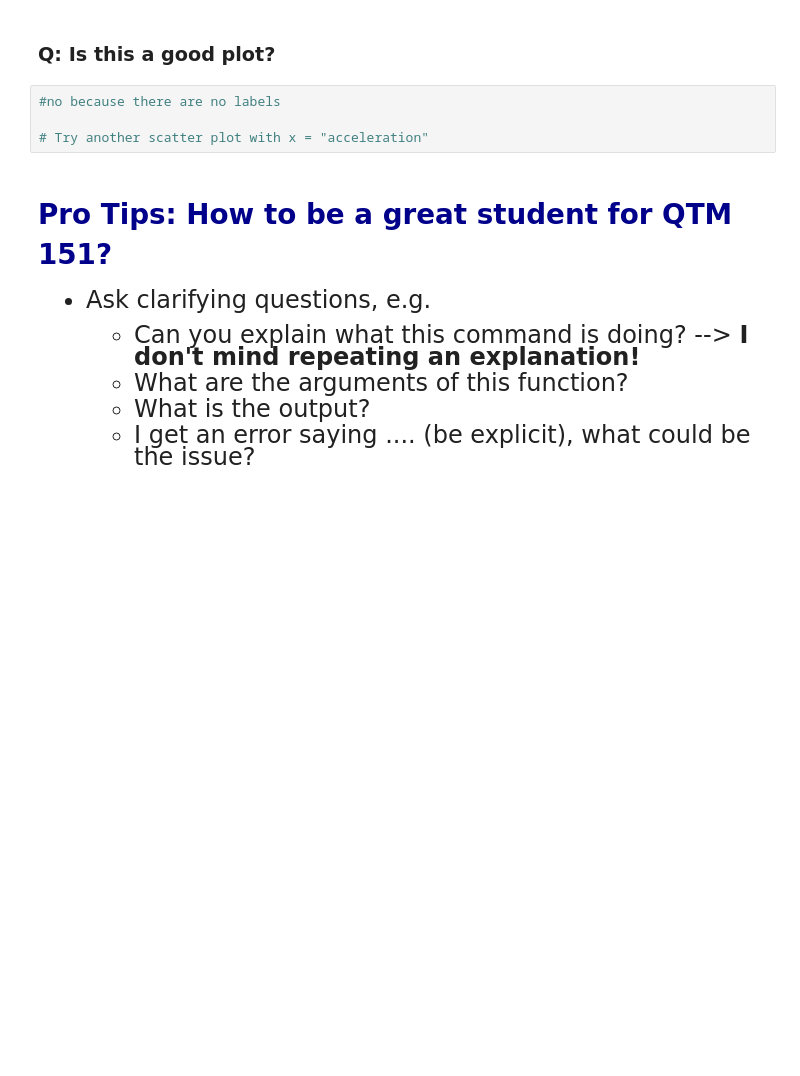
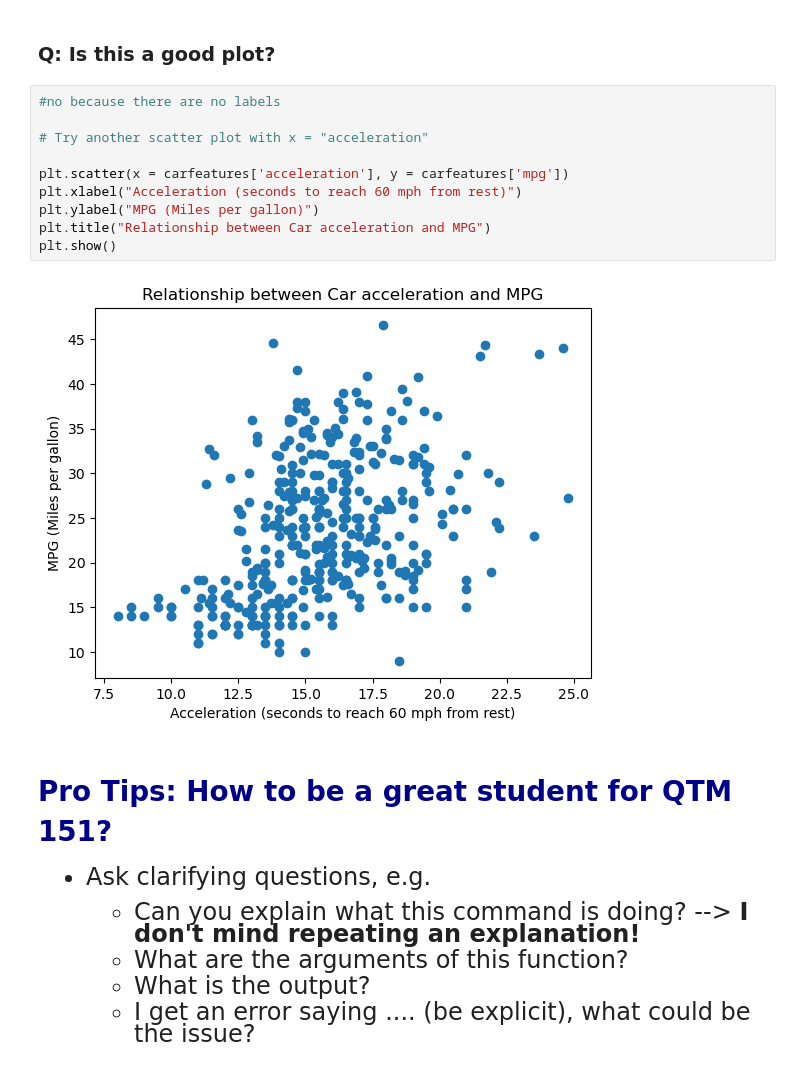
Before and after one commit to jshin0229/qtm151fall2025real, a Jupyter notebook: Lecture_01_Github and Jupyter Notebooks/Lecture1mycopy.ipynb, the cells around one changed output. Saved outputs shown, nothing was run; the diff lists cells and outputs as text; blank space fills up the shorter version.

```diff
--- a/Lecture_01_Github and Jupyter Notebooks/Lecture1mycopy.ipynb
+++ b/Lecture_01_Github and Jupyter Notebooks/Lecture1mycopy.ipynb
@@ -314,7 +314,15 @@ plt.show()
 # %%
 #no because there are no labels
 
 # Try another scatter plot with x = "acceleration"
+
+plt.scatter(x = carfeatures['acceleration'], y = carfeatures['mpg'])
+plt.xlabel("Acceleration (seconds to reach 60 mph from rest)")
+plt.ylabel("MPG (Miles per gallon)")
+plt.title("Relationship between Car acceleration and MPG")
+plt.show()
+# %% [output]
+[figure, added]
 # %% [markdown]
 
 
```
Also changed, not shown: 27 other files.
